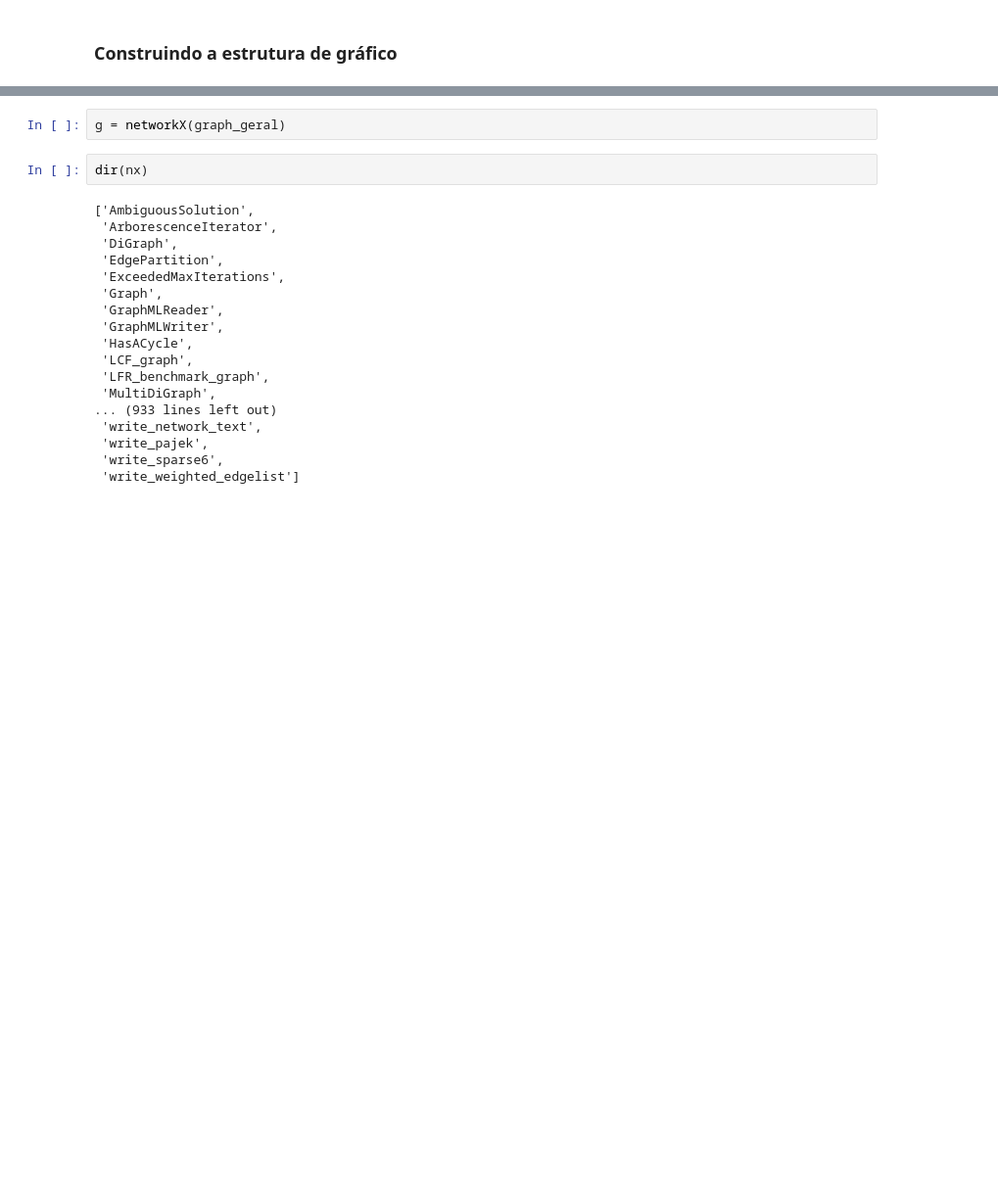
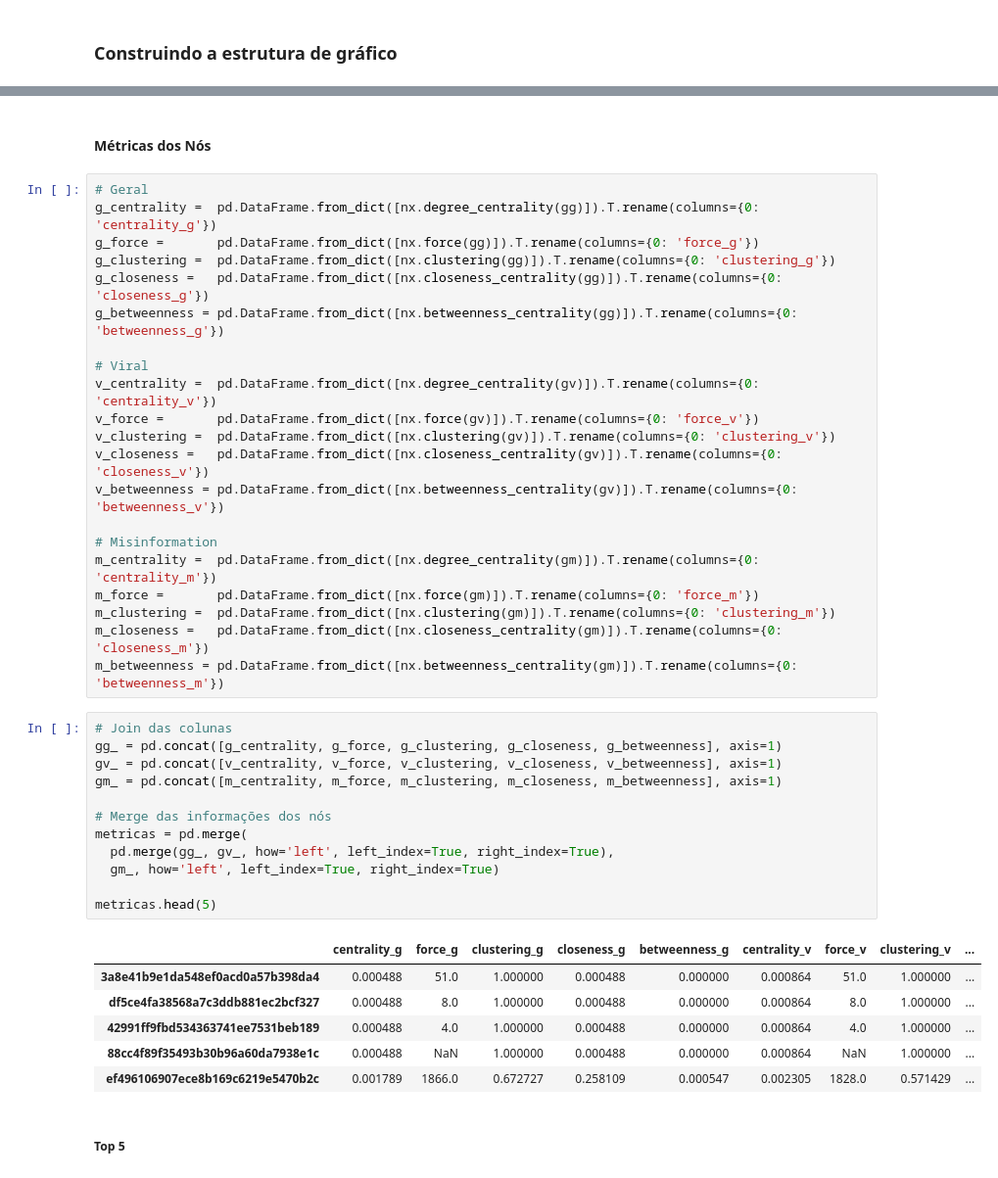
Before and after one commit to vauxgomes/ufc-ckp7477, a Jupyter notebook: lista-2/ckp8087-lista-2.ipynb, the cells around one changed output, grey strips where cells are left out. Shown at 98% size. Saved outputs shown, nothing was run; the diff lists cells and outputs as text; blank space fills up the shorter version.

```diff
--- a/lista-2/ckp8087-lista-2.ipynb
+++ b/lista-2/ckp8087-lista-2.ipynb
@@ -88,22 +153,44 @@ def networkX(graph):
-# %%
-g = networkX(graph_geral)
-# %%
-dir(nx)
-# %% [output]
-['AmbiguousSolution',
- 'ArborescenceIterator',
- 'DiGraph',
- 'EdgePartition',
- 'ExceededMaxIterations',
- 'Graph',
- 'GraphMLReader',
- 'GraphMLWriter',
- 'HasACycle',
- 'LCF_graph',
- 'LFR_benchmark_graph',
- 'MultiDiGraph',
-... (933 lines left out)
- 'write_network_text',
- 'write_pajek',
- 'write_sparse6',
- 'write_weighted_edgelist']
+# %% [markdown]
+#### Métricas dos Nós
+# %%
+# Geral
+g_centrality =  pd.DataFrame.from_dict([nx.degree_centrality(gg)]).T.rename(columns={0: 'centrality_g'})
+g_force =       pd.DataFrame.from_dict([nx.force(gg)]).T.rename(columns={0: 'force_g'})
+g_clustering =  pd.DataFrame.from_dict([nx.clustering(gg)]).T.rename(columns={0: 'clustering_g'})
+g_closeness =   pd.DataFrame.from_dict([nx.closeness_centrality(gg)]).T.rename(columns={0: 'closeness_g'})
+g_betweenness = pd.DataFrame.from_dict([nx.betweenness_centrality(gg)]).T.rename(columns={0: 'betweenness_g'})
+
+# Viral
+v_centrality =  pd.DataFrame.from_dict([nx.degree_centrality(gv)]).T.rename(columns={0: 'centrality_v'})
+v_force =       pd.DataFrame.from_dict([nx.force(gv)]).T.rename(columns={0: 'force_v'})
+v_clustering =  pd.DataFrame.from_dict([nx.clustering(gv)]).T.rename(columns={0: 'clustering_v'})
+v_closeness =   pd.DataFrame.from_dict([nx.closeness_centrality(gv)]).T.rename(columns={0: 'closeness_v'})
+v_betweenness = pd.DataFrame.from_dict([nx.betweenness_centrality(gv)]).T.rename(columns={0: 'betweenness_v'})
+
+# Misinformation
+m_centrality =  pd.DataFrame.from_dict([nx.degree_centrality(gm)]).T.rename(columns={0: 'centrality_m'})
+m_force =       pd.DataFrame.from_dict([nx.force(gm)]).T.rename(columns={0: 'force_m'})
+m_clustering =  pd.DataFrame.from_dict([nx.clustering(gm)]).T.rename(columns={0: 'clustering_m'})
+m_closeness =   pd.DataFrame.from_dict([nx.closeness_centrality(gm)]).T.rename(columns={0: 'closeness_m'})
+m_betweenness = pd.DataFrame.from_dict([nx.betweenness_centrality(gm)]).T.rename(columns={0: 'betweenness_m'})
+# %%
+# Join das colunas
+gg_ = pd.concat([g_centrality, g_force, g_clustering, g_closeness, g_betweenness], axis=1)
+gv_ = pd.concat([v_centrality, v_force, v_clustering, v_closeness, v_betweenness], axis=1)
+gm_ = pd.concat([m_centrality, m_force, m_clustering, m_closeness, m_betweenness], axis=1)
+
+# Merge das informações dos nós
+metricas = pd.merge(
+  pd.merge(gg_, gv_, how='left', left_index=True, right_index=True),
+  gm_, how='left', left_index=True, right_index=True)
+
+metricas.head(5)
+# %% [output]
+|  | centrality_g | force_g | clustering_g | closeness_g | betweenness_g | centrality_v | force_v | clustering_v | ... |
+| 3a8e41b9e1da548ef0acd0a57b398da4 | 0.000488 | 51.0 | 1.000000 | 0.000488 | 0.000000 | 0.000864 | 51.0 | 1.000000 | ... |
+| df5ce4fa38568a7c3ddb881ec2bcf327 | 0.000488 | 8.0 | 1.000000 | 0.000488 | 0.000000 | 0.000864 | 8.0 | 1.000000 | ... |
+| 42991ff9fbd534363741ee7531beb189 | 0.000488 | 4.0 | 1.000000 | 0.000488 | 0.000000 | 0.000864 | 4.0 | 1.000000 | ... |
+| 88cc4f89f35493b30b96a60da7938e1c | 0.000488 | NaN | 1.000000 | 0.000488 | 0.000000 | 0.000864 | NaN | 1.000000 | ... |
+| ef496106907ece8b169c6219e5470b2c | 0.001789 | 1866.0 | 0.672727 | 0.258109 | 0.000547 | 0.002305 | 1828.0 | 0.571429 | ... |
+# %% [markdown]
+##### Top 5
```
Also changed, not shown: parts of 14 cells of this notebook.
